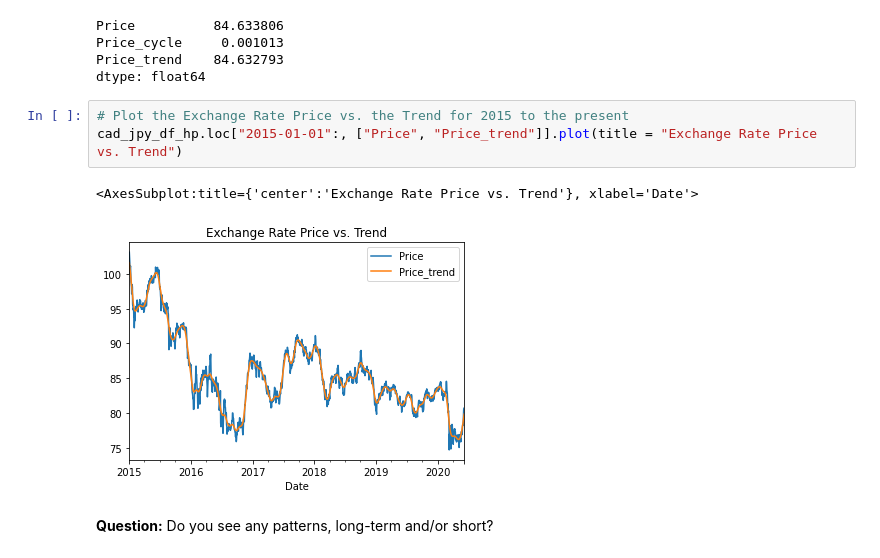
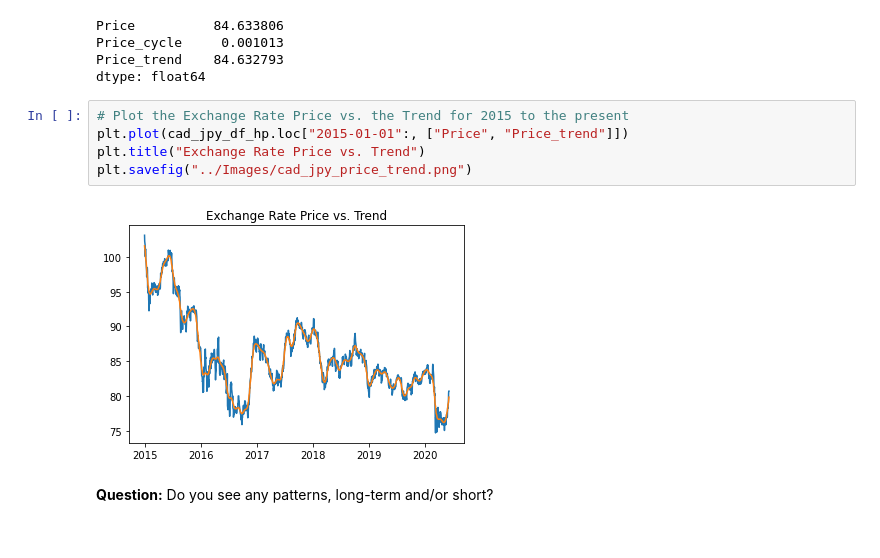
Before and after one commit to aaargyrou/Time-Series--CAD-JPY, a Jupyter notebook: Code/time_series_analysis.ipynb, the cells around one changed output. Drawn from its saved outputs; the diff is of its cells as text.

Commit message:
Plots as png's for readme analysis

```diff
--- a/Code/time_series_analysis.ipynb
+++ b/Code/time_series_analysis.ipynb
@@ -88,10 +89,11 @@ Price_trend    84.632793
 dtype: float64
 # %%
 # Plot the Exchange Rate Price vs. the Trend for 2015 to the present
-cad_jpy_df_hp.loc["2015-01-01":, ["Price", "Price_trend"]].plot(title = "Exchange Rate Price vs. Trend")
+plt.plot(cad_jpy_df_hp.loc["2015-01-01":, ["Price", "Price_trend"]])
+plt.title("Exchange Rate Price vs. Trend")
+plt.savefig("../Images/cad_jpy_price_trend.png")
 # %% [output]
-<AxesSubplot:title={'center':'Exchange Rate Price vs. Trend'}, xlabel='Date'>
-[figure, old version]
+[figure, new version]
 # %% [markdown]
 **Question:** Do you see any patterns, long-term and/or short?
 # %% [markdown]
```
Also changed, not shown: parts of 16 cells of this notebook, 11 other files.
